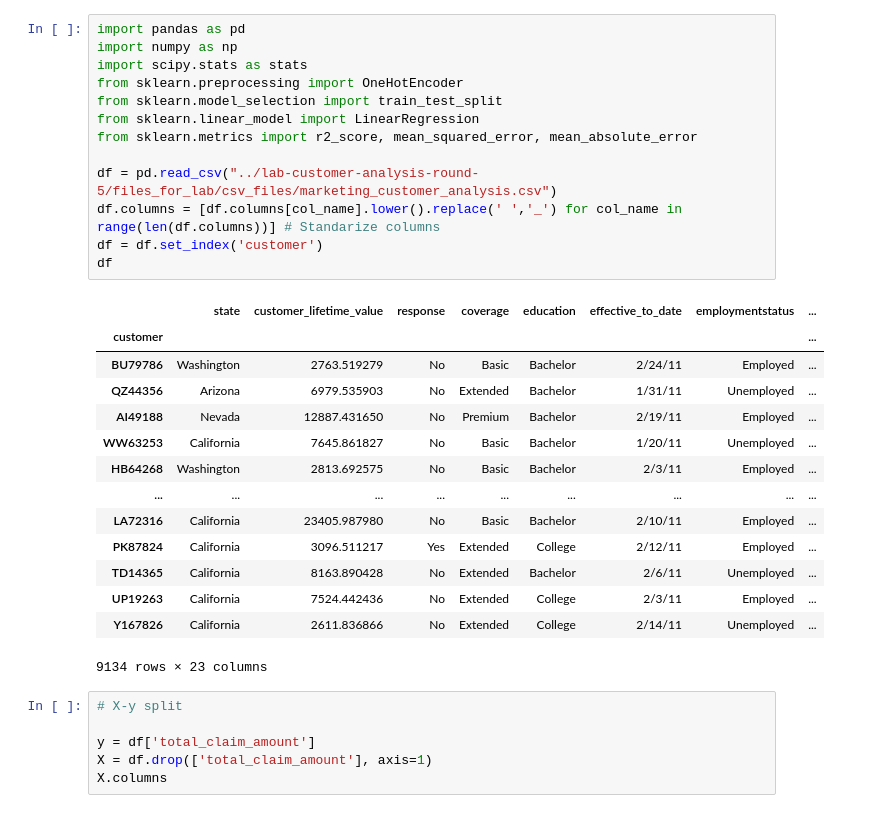
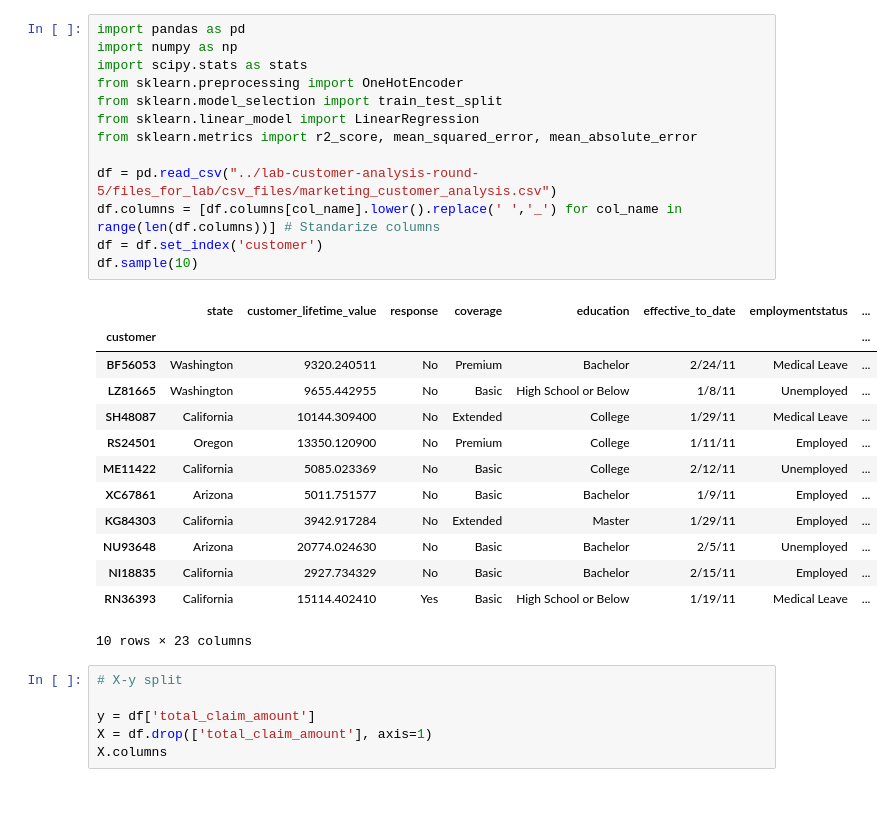
Before and after one commit to GVCarbajal/lab-customer-analysis-round-6, a Jupyter notebook: lab-customer-analysis-round-6.ipynb, the cells around one changed output. Drawn from its saved outputs; the diff is of its cells as text.

```diff
--- a/lab-customer-analysis-round-6.ipynb
+++ b/lab-customer-analysis-round-6.ipynb
@@ -1,31 +1,30 @@
 # %%
 import pandas as pd
 import numpy as np
 import scipy.stats as stats
 from sklearn.preprocessing import OneHotEncoder
 from sklearn.model_selection import train_test_split
 from sklearn.linear_model import LinearRegression
 from sklearn.metrics import r2_score, mean_squared_error, mean_absolute_error
 
 df = pd.read_csv("../lab-customer-analysis-round-5/files_for_lab/csv_files/marketing_customer_analysis.csv")
 df.columns = [df.columns[col_name].lower().replace(' ','_') for col_name in range(len(df.columns))] # Standarize columns
 df = df.set_index('customer')
-df
+df.sample(10)
 # %% [output]
 |  | state | customer_lifetime_value | response | coverage | education | effective_to_date | employmentstatus | ... |
 | customer |  |  |  |  |  |  |  | ... |
-| BU79786 | Washington | 2763.519279 | No | Basic | Bachelor | 2/24/11 | Employed | ... |
-| QZ44356 | Arizona | 6979.535903 | No | Extended | Bachelor | 1/31/11 | Unemployed | ... |
-| AI49188 | Nevada | 12887.431650 | No | Premium | Bachelor | 2/19/11 | Employed | ... |
-| WW63253 | California | 7645.861827 | No | Basic | Bachelor | 1/20/11 | Unemployed | ... |
-| HB64268 | Washington | 2813.692575 | No | Basic | Bachelor | 2/3/11 | Employed | ... |
-| ... | ... | ... | ... | ... | ... | ... | ... | ... |
-| LA72316 | California | 23405.987980 | No | Basic | Bachelor | 2/10/11 | Employed | ... |
-| PK87824 | California | 3096.511217 | Yes | Extended | College | 2/12/11 | Employed | ... |
-| TD14365 | California | 8163.890428 | No | Extended | Bachelor | 2/6/11 | Unemployed | ... |
-| UP19263 | California | 7524.442436 | No | Extended | College | 2/3/11 | Employed | ... |
-| Y167826 | California | 2611.836866 | No | Extended | College | 2/14/11 | Unemployed | ... |
+| BF56053 | Washington | 9320.240511 | No | Premium | Bachelor | 2/24/11 | Medical Leave | ... |
+| LZ81665 | Washington | 9655.442955 | No | Basic | High School or Below | 1/8/11 | Unemployed | ... |
+| SH48087 | California | 10144.309400 | No | Extended | College | 1/29/11 | Medical Leave | ... |
+| RS24501 | Oregon | 13350.120900 | No | Premium | College | 1/11/11 | Employed | ... |
+| ME11422 | California | 5085.023369 | No | Basic | College | 2/12/11 | Unemployed | ... |
+| XC67861 | Arizona | 5011.751577 | No | Basic | Bachelor | 1/9/11 | Employed | ... |
+| KG84303 | California | 3942.917284 | No | Extended | Master | 1/29/11 | Employed | ... |
+| NU93648 | Arizona | 20774.024630 | No | Basic | Bachelor | 2/5/11 | Unemployed | ... |
+| NI18835 | California | 2927.734329 | No | Basic | Bachelor | 2/15/11 | Employed | ... |
+| RN36393 | California | 15114.402410 | Yes | Basic | High School or Below | 1/19/11 | Medical Leave | ... |
-9134 rows × 23 columns
+10 rows × 23 columns
 # %%
 # X-y split
 
```
Also changed, not shown: parts of 4 cells of this notebook.
